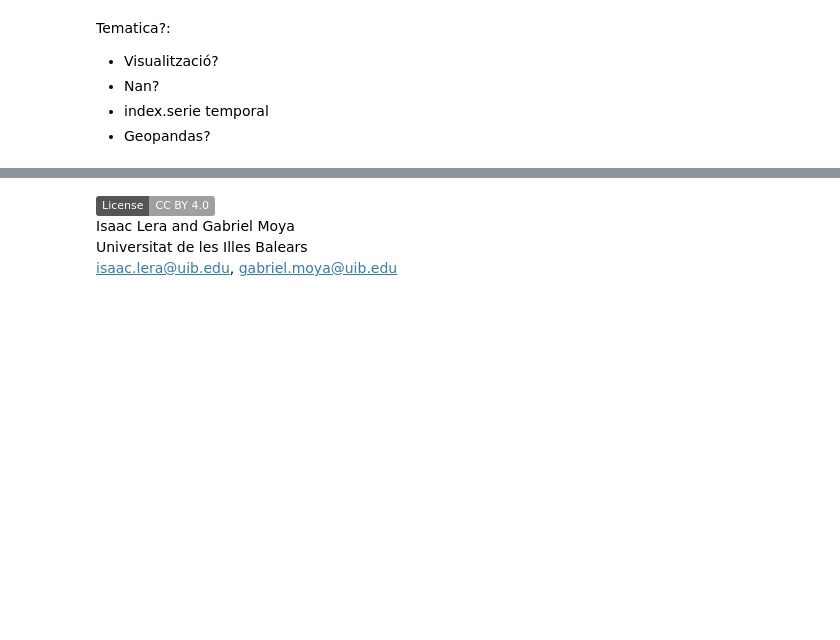
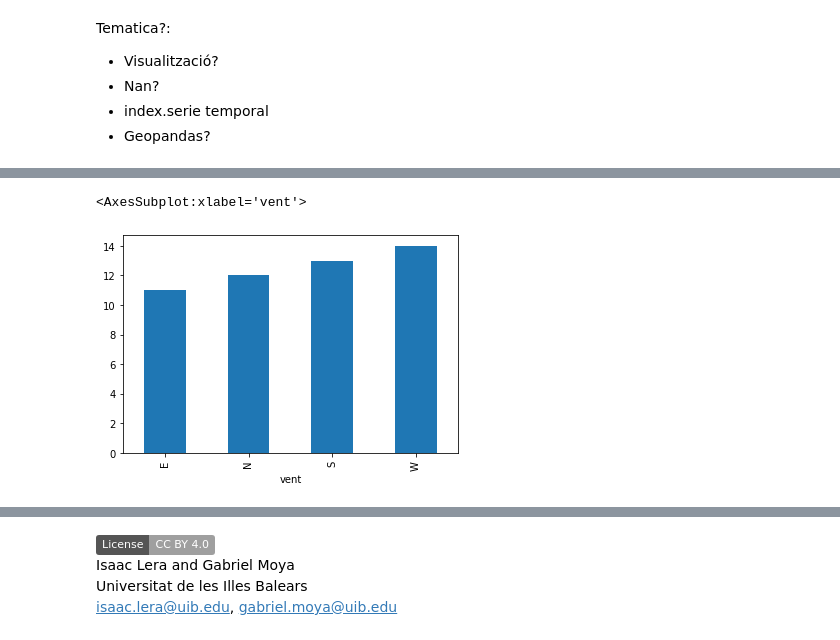
Before and after one commit to wisaaco/TallerPythonFEE, a Jupyter notebook: lessons/5/5_PandasVisualitzacions.ipynb, the cells around one changed output, grey strips where cells are left out. Saved outputs shown, nothing was run; the diff lists cells and outputs as text; code cells hidden in the pictures; badges without logos; blank space fills up the shorter version.

```diff
--- a/lessons/5/5_PandasVisualitzacions.ipynb
+++ b/lessons/5/5_PandasVisualitzacions.ipynb
@@ -26,0 +81,5 @@ print(data[:5])
+# %%
+df.groupby(["vent"]).size().plot(kind="bar")
+# %% [output]
+<AxesSubplot:xlabel='vent'>
+[figure, added]
```
Also changed, not shown: parts of 21 cells of this notebook, 2 other files.
